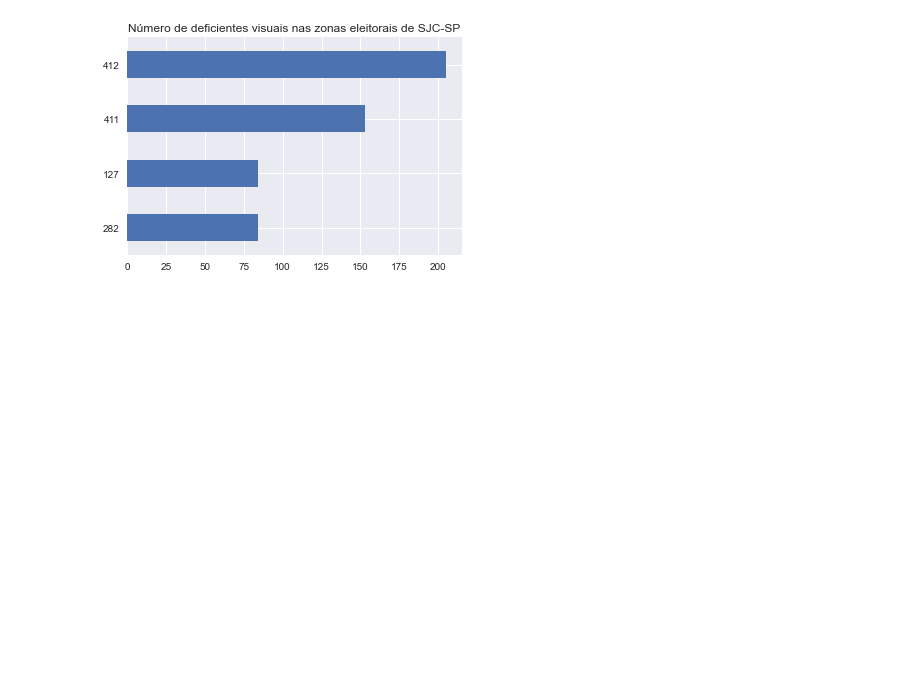
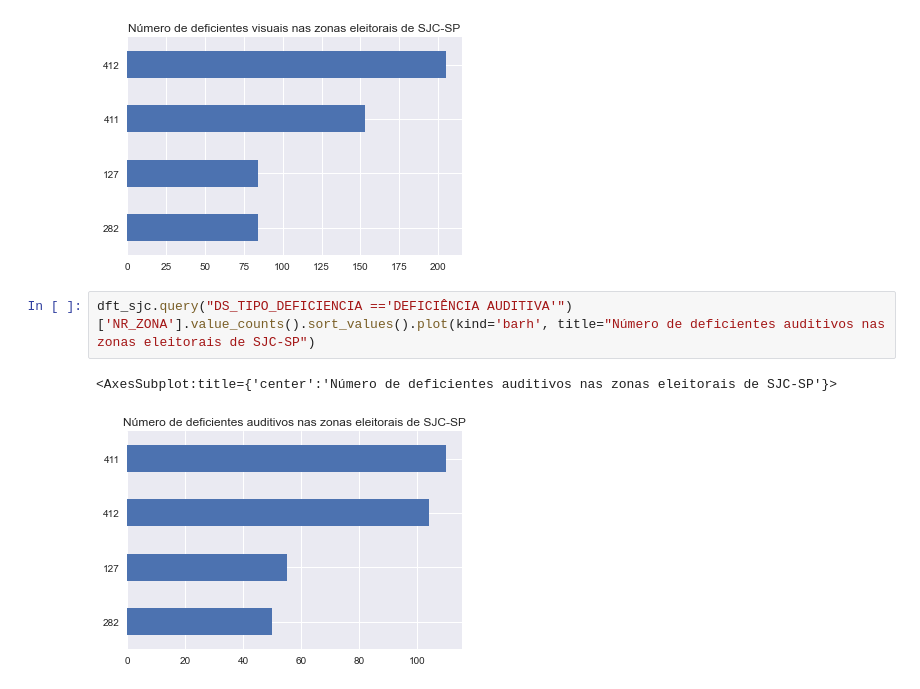
Before and after one commit to Jonathan-Assis/Analise-dos-tipos-de-deficiencia-pelas-zonas-eleitorais-de-SJC-SP, a Jupyter notebook: Análise dos tipos de deficiência por zonas eleitorais em SJC - SP.ipynb, the cells around one changed output. Drawn from its saved outputs; the diff is of its cells as text; blank space fills up the shorter version.

```diff
--- a/Análise dos tipos de deficiência por zonas eleitorais em SJC - SP.ipynb
+++ b/Análise dos tipos de deficiência por zonas eleitorais em SJC - SP.ipynb
@@ -95,3 +95,8 @@ dft_sjc.query("DS_TIPO_DEFICIENCIA =='DEFICIÊNCIA VISUAL'")['NR_ZONA'].value_co
 # %% [output]
 <AxesSubplot:title={'center':'Número de deficientes visuais nas zonas eleitorais de SJC-SP'}>
 [figure]
+# %%
+dft_sjc.query("DS_TIPO_DEFICIENCIA =='DEFICIÊNCIA AUDITIVA'")['NR_ZONA'].value_counts().sort_values().plot(kind='barh', title="Número de deficientes auditivos nas zonas eleitorais de SJC-SP")
+# %% [output]
+<AxesSubplot:title={'center':'Número de deficientes auditivos nas zonas eleitorais de SJC-SP'}>
+[figure, added]
```
